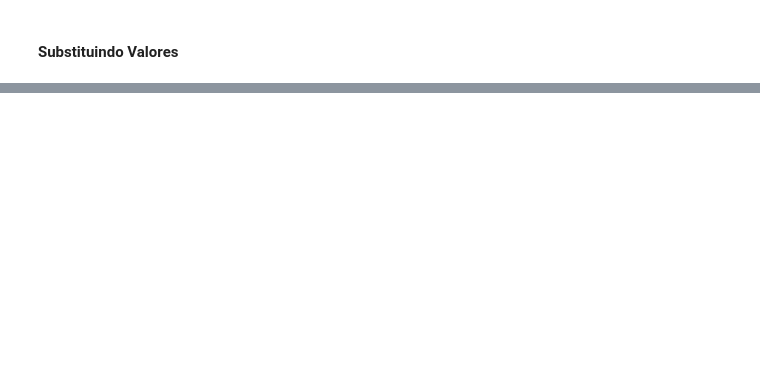
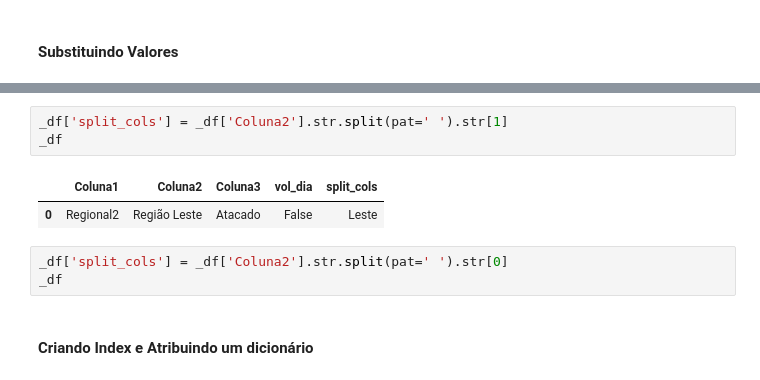
Before and after one commit to alexaugusto23/python_developer, a Jupyter notebook: Planejamento - Lógicas/logicas_pyplan.ipynb, the cells around one changed output, grey strips where cells are left out. Drawn from its saved outputs; the diff is of its cells as text; blank space fills up the shorter version.

```diff
--- a/Planejamento - Lógicas/logicas_pyplan.ipynb
+++ b/Planejamento - Lógicas/logicas_pyplan.ipynb
@@ -105,0 +176,11 @@ _df['vol_dia'] = np.where(_df['met_selec']=='Top Down', _df['Top Down'], _df['Bo
+# %%
+_df['split_cols'] = _df['Coluna2'].str.split(pat=' ').str[1]
+_df
+# %% [output]
+|  | Coluna1 | Coluna2 | Coluna3 | vol_dia | split_cols |
+| 0 | Regional2 | Região Leste | Atacado | False | Leste |
+# %%
+_df['split_cols'] = _df['Coluna2'].str.split(pat=' ').str[0]
+_df
+# %% [markdown]
+#### Criando Index e Atribuindo um dicionário
```
Also changed, not shown: parts of 15 cells of this notebook.
